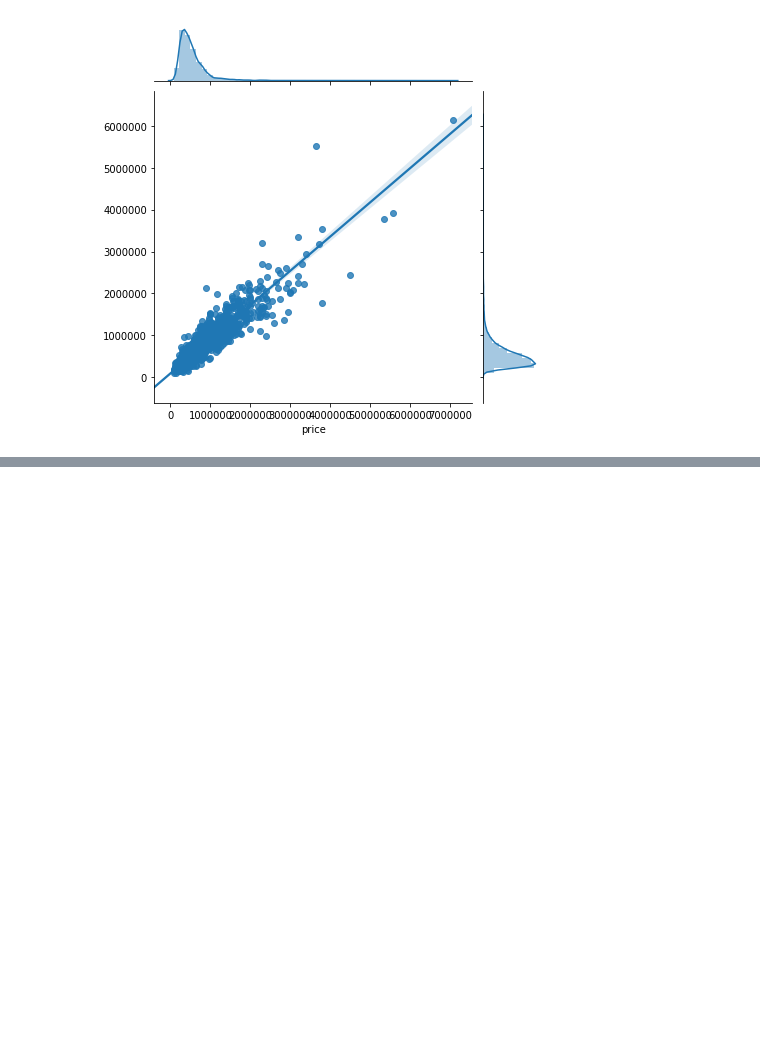
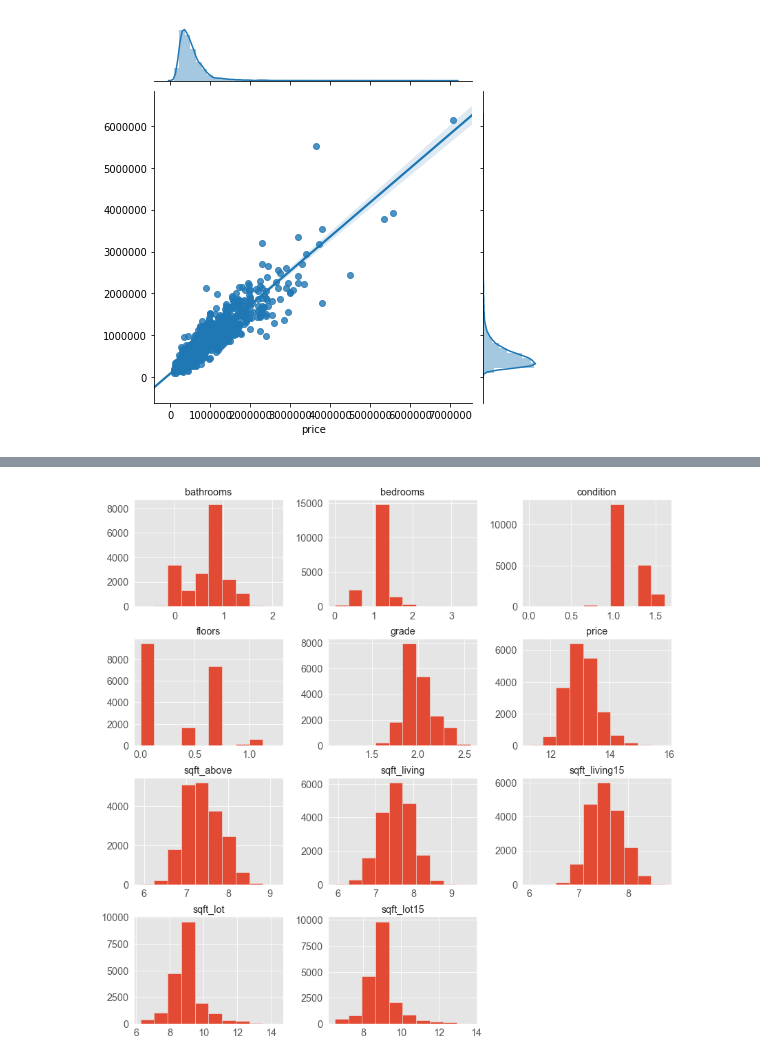
Before and after one commit to JoeDown/King-County-Linear-Regression-Price-Prediction, a Jupyter notebook: nick-scratch.ipynb, the cells around one changed output, grey strips where cells are left out. Drawn from its saved outputs; the diff is of its cells as text; code cells hidden in the pictures; blank space fills up the shorter version.

```diff
--- a/nick-scratch.ipynb
+++ b/nick-scratch.ipynb
@@ -4527,0 +5148,4 @@ Mean train adj rsq: 0.8119461221508415
+# %%
+_ = df[log_transform_variables].hist(figsize=(14,14))
+# %% [output]
+[figure, added]
```
Also changed, not shown: parts of 17 cells of this notebook, 1 other file.
